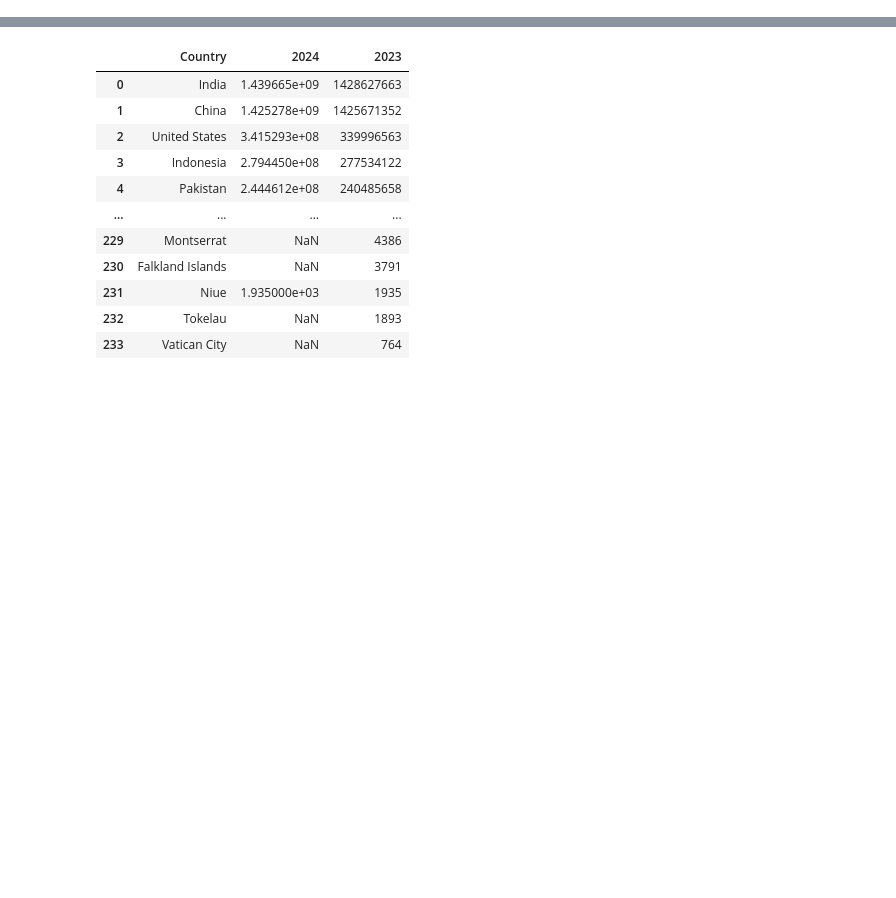
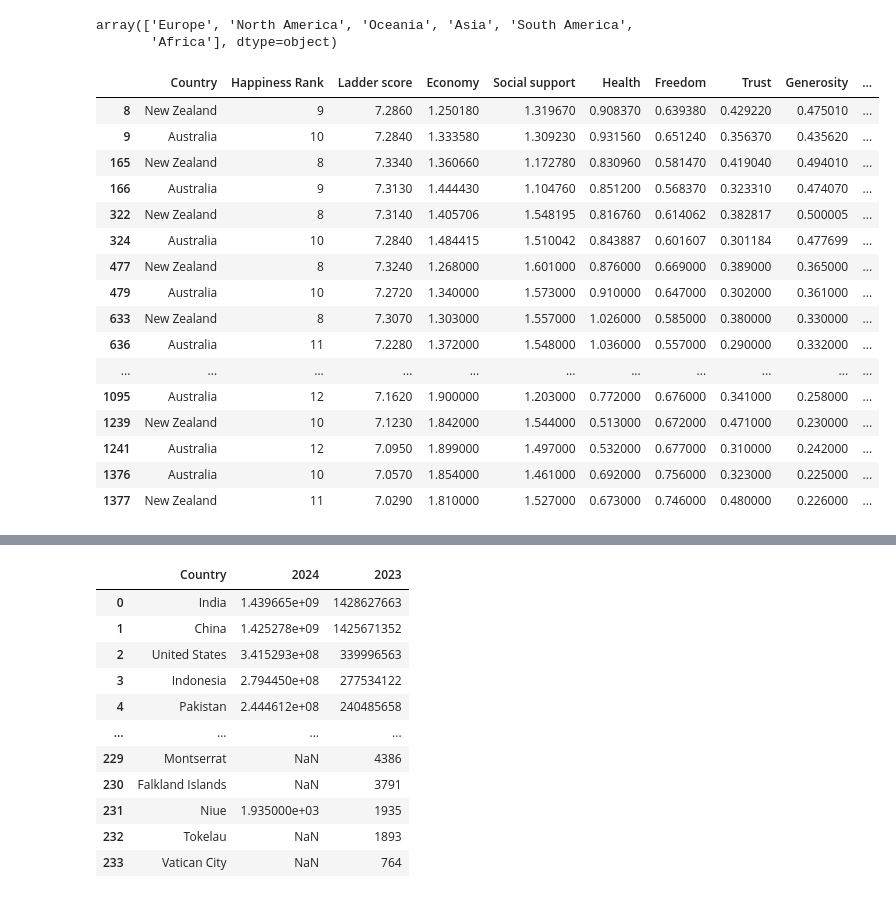
Before and after one commit to priscilla100/cse564_Visualization, a Jupyter notebook: static/whr_data/Untitled1.ipynb, the cells around one changed output, grey strips where cells are left out. Drawn from its saved outputs; the diff is of its cells as text; code cells hidden in the pictures; blank space fills up the shorter version.

```diff
--- a/static/whr_data/Untitled1.ipynb
+++ b/static/whr_data/Untitled1.ipynb
@@ -44,0 +24,25 @@ df[['Region','Country']]
+# %%
+df['Region'].unique()
+# %% [output]
+array(['Europe', 'North America', 'Oceania', 'Asia', 'South America',
+       'Africa'], dtype=object)
+# %%
+df[df['Region']=="Oceania"]
+# %% [output]
+|  | Country | Happiness Rank | Ladder score | Economy | Social support | Health | Freedom | Trust | Generosity | ... |
+| 8 | New Zealand | 9 | 7.2860 | 1.250180 | 1.319670 | 0.908370 | 0.639380 | 0.429220 | 0.475010 | ... |
+| 9 | Australia | 10 | 7.2840 | 1.333580 | 1.309230 | 0.931560 | 0.651240 | 0.356370 | 0.435620 | ... |
+| 165 | New Zealand | 8 | 7.3340 | 1.360660 | 1.172780 | 0.830960 | 0.581470 | 0.419040 | 0.494010 | ... |
+| 166 | Australia | 9 | 7.3130 | 1.444430 | 1.104760 | 0.851200 | 0.568370 | 0.323310 | 0.474070 | ... |
+| 322 | New Zealand | 8 | 7.3140 | 1.405706 | 1.548195 | 0.816760 | 0.614062 | 0.382817 | 0.500005 | ... |
+| 324 | Australia | 10 | 7.2840 | 1.484415 | 1.510042 | 0.843887 | 0.601607 | 0.301184 | 0.477699 | ... |
+| 477 | New Zealand | 8 | 7.3240 | 1.268000 | 1.601000 | 0.876000 | 0.669000 | 0.389000 | 0.365000 | ... |
+| 479 | Australia | 10 | 7.2720 | 1.340000 | 1.573000 | 0.910000 | 0.647000 | 0.302000 | 0.361000 | ... |
+| 633 | New Zealand | 8 | 7.3070 | 1.303000 | 1.557000 | 1.026000 | 0.585000 | 0.380000 | 0.330000 | ... |
+| 636 | Australia | 11 | 7.2280 | 1.372000 | 1.548000 | 1.036000 | 0.557000 | 0.290000 | 0.332000 | ... |
+| ... | ... | ... | ... | ... | ... | ... | ... | ... | ... | ... |
+| 1095 | Australia | 12 | 7.1620 | 1.900000 | 1.203000 | 0.772000 | 0.676000 | 0.341000 | 0.258000 | ... |
+| 1239 | New Zealand | 10 | 7.1230 | 1.842000 | 1.544000 | 0.513000 | 0.672000 | 0.471000 | 0.230000 | ... |
+| 1241 | Australia | 12 | 7.0950 | 1.899000 | 1.497000 | 0.532000 | 0.677000 | 0.310000 | 0.242000 | ... |
+| 1376 | Australia | 10 | 7.0570 | 1.854000 | 1.461000 | 0.692000 | 0.756000 | 0.323000 | 0.225000 | ... |
+| 1377 | New Zealand | 11 | 7.0290 | 1.810000 | 1.527000 | 0.673000 | 0.746000 | 0.480000 | 0.226000 | ... |
```
Also changed, not shown: parts of 19 cells of this notebook, 1 other file.
